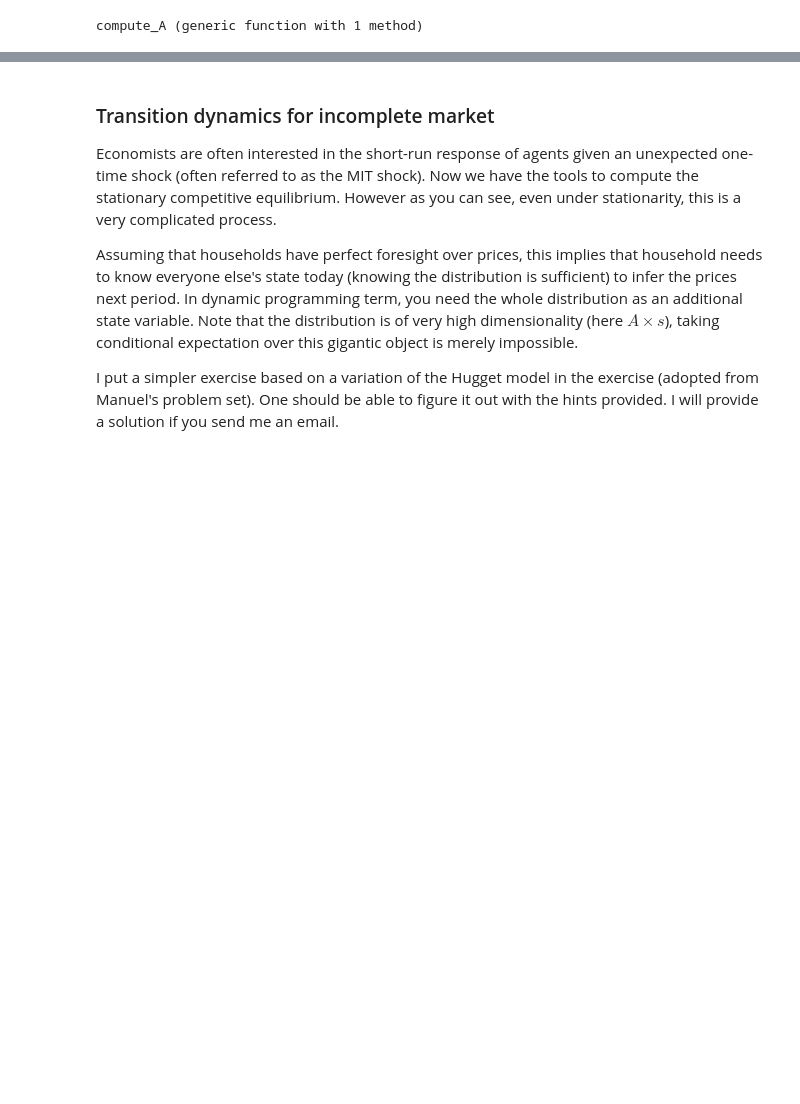
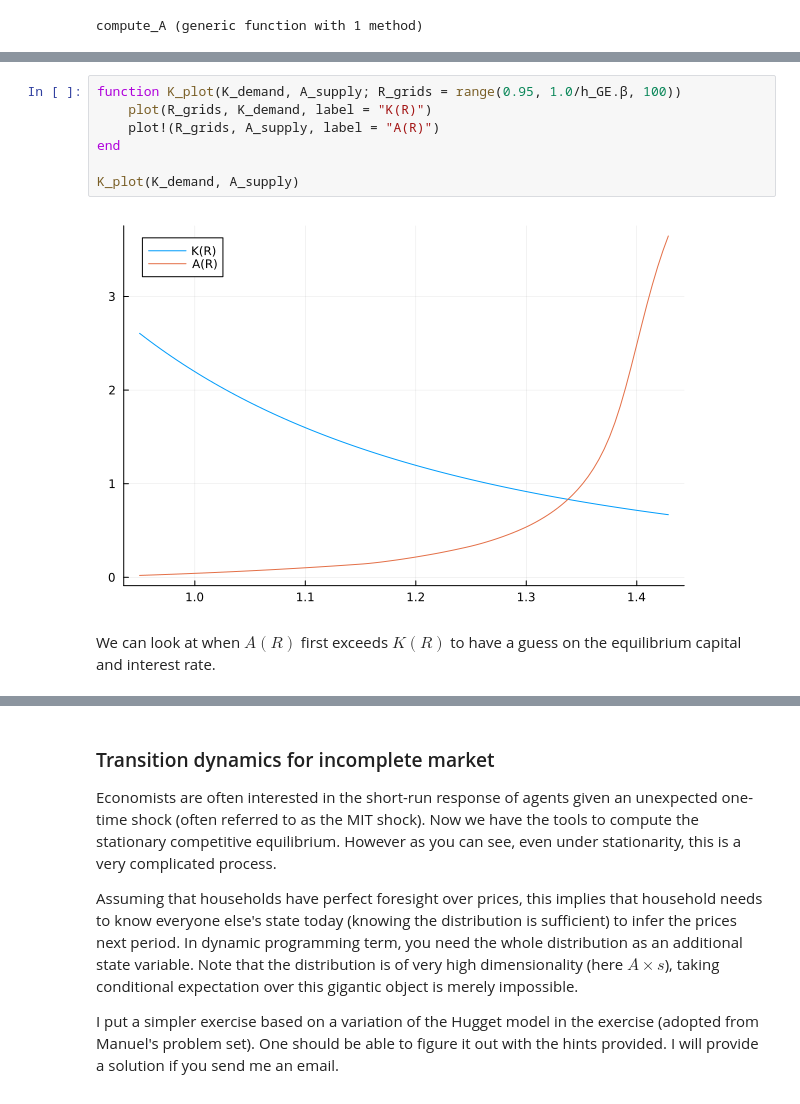
Before and after one commit to 2xu2/Julia_compecon_2023_Summer_Xing_Xu, a Jupyter notebook: Julia_Lec_4_Compecon_Xing_Xu.ipynb, the cells around one changed output, grey strips where cells are left out. Cells and saved outputs as stored; diff of their text form; blank space fills up the shorter version.

```diff
--- a/Julia_Lec_4_Compecon_Xing_Xu.ipynb
+++ b/Julia_Lec_4_Compecon_Xing_Xu.ipynb
@@ -465,0 +495,11 @@ compute_A (generic function with 1 method)
+# %%
+function K_plot(K_demand, A_supply; R_grids = range(0.95, 1.0/h_GE.β, 100))
+    plot(R_grids, K_demand, label = "K(R)")
+    plot!(R_grids, A_supply, label = "A(R)")
+end
+
+K_plot(K_demand, A_supply)
+# %% [output]
+[figure, added]
+# %% [markdown]
+We can look at when $A(R)$ first exceeds $K(R)$ to have a guess on the equilibrium capital and interest rate.
```
Also changed, not shown: parts of 31 cells of this notebook.
